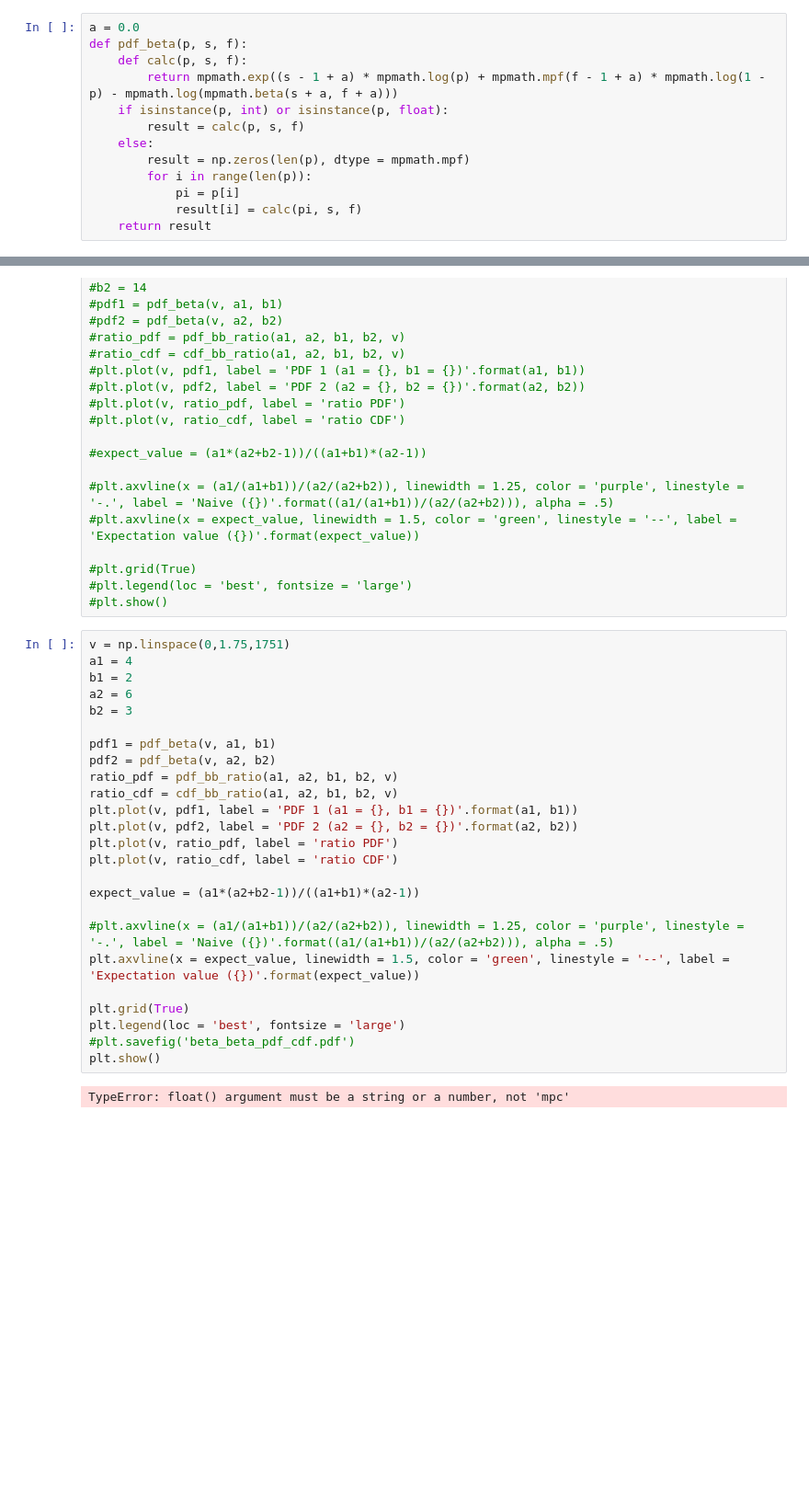
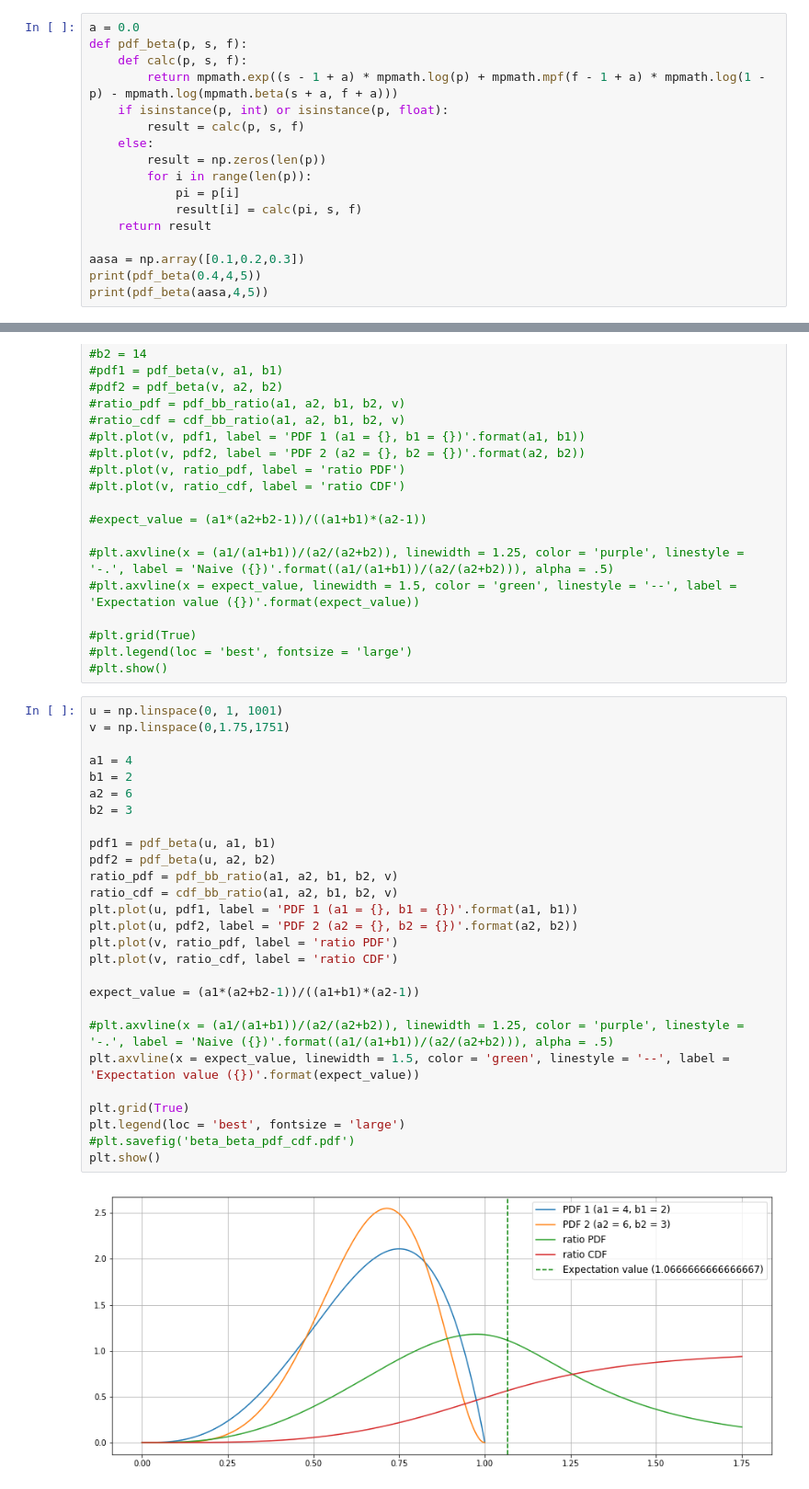
Before and after one commit to jsaffer/vetostudie, a Jupyter notebook: beta_beta_ratio.ipynb, the cells around one changed output, grey strips where cells are left out. Shown at 92% size. Drawn from its saved outputs; the diff is of its cells as text; blank space fills up the shorter version.

Commit message:
Changed linspace for simple PDF to interal 0 to 1 so that it works again, obviously without using mpmath it did not matter that the interval went beyond 1

```diff
--- a/beta_beta_ratio.ipynb
+++ b/beta_beta_ratio.ipynb
@@ -88,8 +88,12 @@ def pdf_beta(p, s, f):
     if isinstance(p, int) or isinstance(p, float):
         result = calc(p, s, f)
     else:
-        result = np.zeros(len(p), dtype = mpmath.mpf)
+        result = np.zeros(len(p))
         for i in range(len(p)):
             pi = p[i]
             result[i] = calc(pi, s, f)
     return result
+
+aasa = np.array([0.1,0.2,0.3])
+print(pdf_beta(0.4,4,5))
+print(pdf_beta(aasa,4,5))
@@ -463,29 +470,31 @@ $\Rightarrow E(\frac{a}{b}) = \frac{a_1\cdot(a_2+b_2-1)}{(a_1+b_1)\cdot(a_2-1)}$
 #plt.legend(loc = 'best', fontsize = 'large')
 #plt.show()
 # %%
+u = np.linspace(0, 1, 1001)
 v = np.linspace(0,1.75,1751)
+
 a1 = 4
 b1 = 2
 a2 = 6
 b2 = 3
 
-pdf1 = pdf_beta(v, a1, b1)
-pdf2 = pdf_beta(v, a2, b2)
+pdf1 = pdf_beta(u, a1, b1)
+pdf2 = pdf_beta(u, a2, b2)
 ratio_pdf = pdf_bb_ratio(a1, a2, b1, b2, v)
 ratio_cdf = cdf_bb_ratio(a1, a2, b1, b2, v)
-plt.plot(v, pdf1, label = 'PDF 1 (a1 = {}, b1 = {})'.format(a1, b1))
-plt.plot(v, pdf2, label = 'PDF 2 (a2 = {}, b2 = {})'.format(a2, b2))
+plt.plot(u, pdf1, label = 'PDF 1 (a1 = {}, b1 = {})'.format(a1, b1))
+plt.plot(u, pdf2, label = 'PDF 2 (a2 = {}, b2 = {})'.format(a2, b2))
 plt.plot(v, ratio_pdf, label = 'ratio PDF')
 plt.plot(v, ratio_cdf, label = 'ratio CDF')
 
 expect_value = (a1*(a2+b2-1))/((a1+b1)*(a2-1))
 
 #plt.axvline(x = (a1/(a1+b1))/(a2/(a2+b2)), linewidth = 1.25, color = 'purple', linestyle = '-.', label = 'Naive ({})'.format((a1/(a1+b1))/(a2/(a2+b2))), alpha = .5)
 plt.axvline(x = expect_value, linewidth = 1.5, color = 'green', linestyle = '--', label = 'Expectation value ({})'.format(expect_value))
 
 plt.grid(True)
 plt.legend(loc = 'best', fontsize = 'large')
 #plt.savefig('beta_beta_pdf_cdf.pdf')
 plt.show()
 # %% [output]
-TypeError: float() argument must be a string or a number, not 'mpc'
+[figure, added]
```
Also changed, not shown: parts of 1 cell of this notebook.
